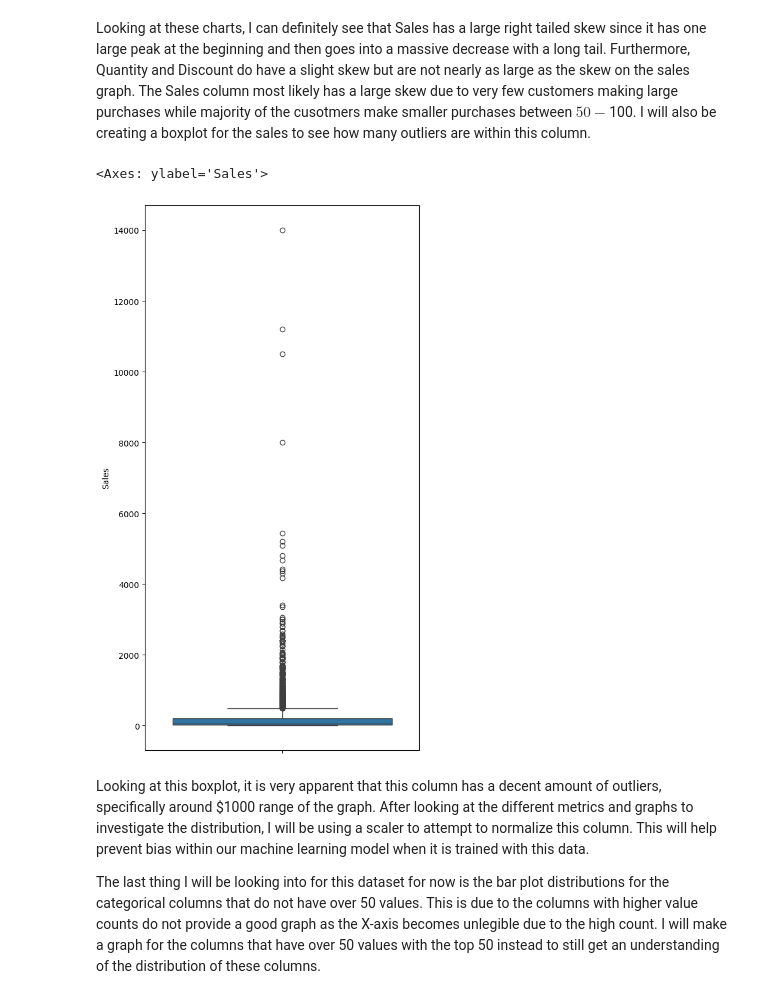
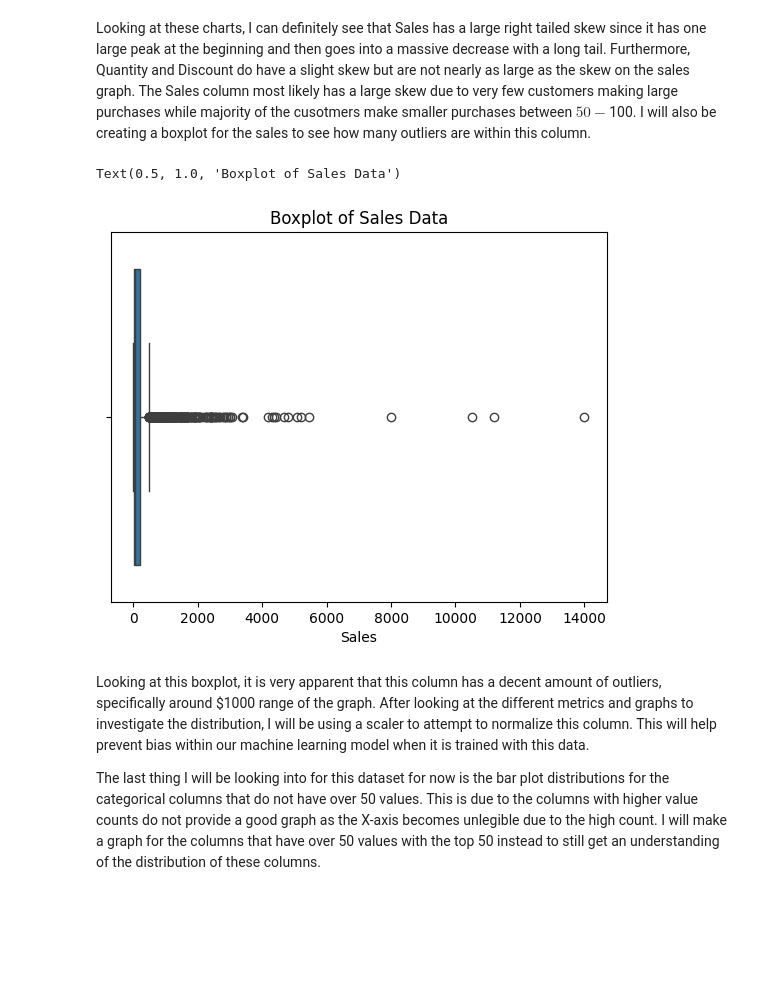
Before and after one commit to eghatzis0527/DX699---HW-Assignments, a Jupyter notebook: OMDS-ModB2-Week4-Hatzis-Eleni.ipynb, the cells around one changed output. Drawn from its saved outputs; the diff is of its cells as text; code cells hidden in the pictures; blank space fills up the shorter version.

```diff
--- a/OMDS-ModB2-Week4-Hatzis-Eleni.ipynb
+++ b/OMDS-ModB2-Week4-Hatzis-Eleni.ipynb
@@ -133,12 +133,11 @@ for i in range(len(ecom_numerical_columns)):
 # %% [markdown]
 Looking at these charts, I can definitely see that Sales has a large right tailed skew since it has one large peak at the beginning and then goes into a massive decrease with a long tail. Furthermore, Quantity and Discount do have a slight skew but are not nearly as large as the skew on the sales graph. The Sales column most likely has a large skew due to very few customers making large purchases while majority of the cusotmers make smaller purchases between $50-$100. I will also be creating a boxplot for the sales to see how many outliers are within this column.
 # %%
-plt.figure(figsize = (6, 12))
-
-sns.boxplot(ecom_data['Sales'])
+sns.boxplot(ecom_data['Sales'], orient = 'h')
+plt.title('Boxplot of Sales Data')
 # %% [output]
-<Axes: ylabel='Sales'>
+Text(0.5, 1.0, 'Boxplot of Sales Data')
-[figure, old version]
+[figure, new version]
 # %% [markdown]
 Looking at this boxplot, it is very apparent that this column has a decent amount of outliers, specifically around $1000 range of the graph. After looking at the different metrics and graphs to investigate the distribution, I will be using a scaler to attempt to normalize this column. This will help prevent bias within our machine learning model when it is trained with this data.
 
```
Also changed, not shown: parts of 1 cell of this notebook, 3 other files.
